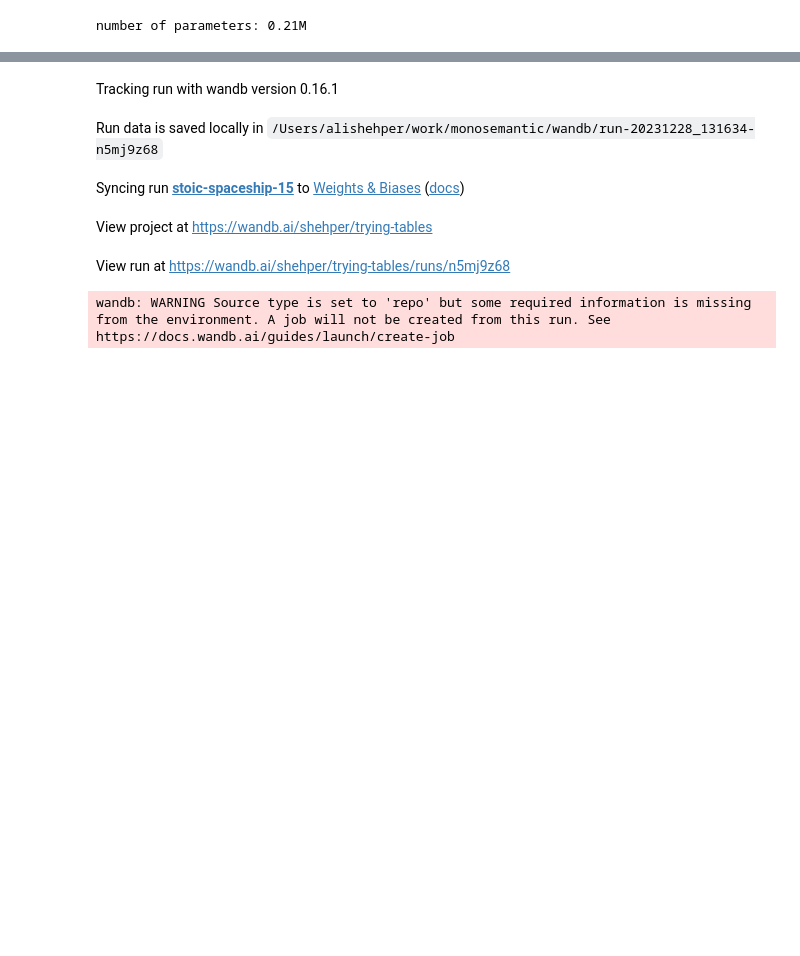
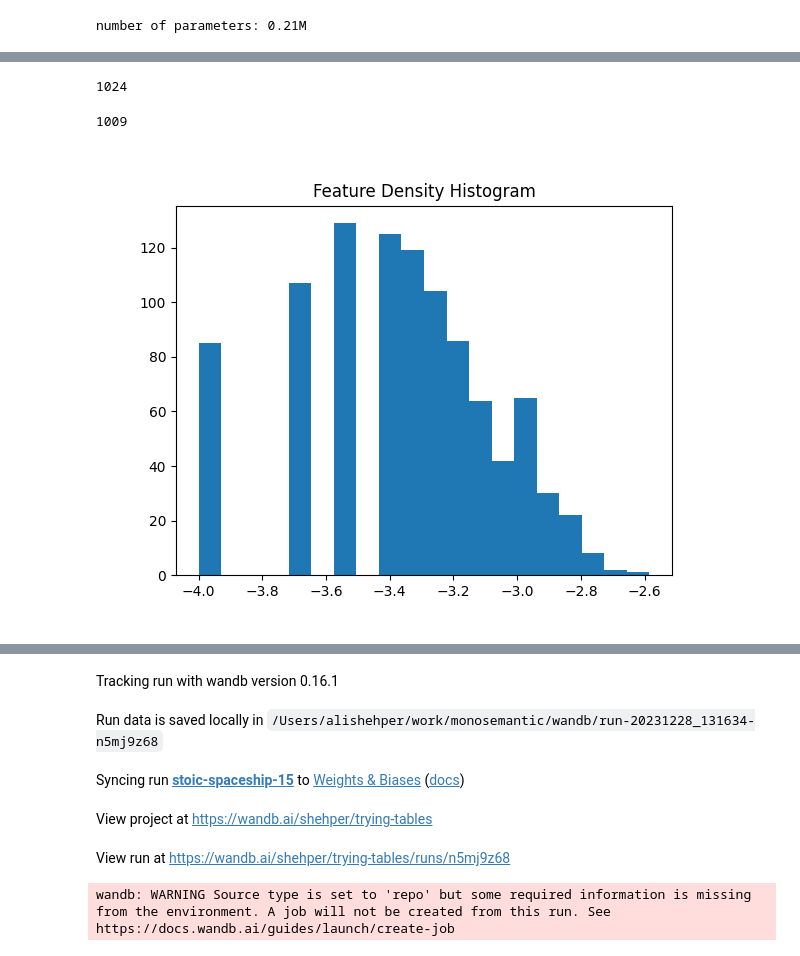
Before and after one commit to shehper/sparse-dictionary-learning, a Jupyter notebook: train_sae.ipynb, the cells around one changed output, grey strips where cells are left out. Cells and saved outputs as stored; diff of their text form; code cells hidden in the pictures; blank space fills up the shorter version.

Commit message:
training loops with logging of feature density histograms in train_sae.ipynb and train_sae.py

```diff
--- a/train_sae.ipynb
+++ b/train_sae.ipynb
@@ -44,7 +26,17 @@ def get_batch(split): # not modifying this function from nanoGPT train.py but wi
 # %%
-## load the pre-trained transformer model
-out_dir = 'out-shakespeare-char' # ignored if init_from is not 'resume'
-ckpt_path = os.path.join(out_dir, 'ckpt.pt')
+## load tokenized text data and trained GPT model
+device = 'cpu'
+device_type = 'cuda' if 'cuda' in device else 'cpu'
+seed = 1442
+dataset = 'shakespeare_char'
+model_dir = 'out-shakespeare-char' # ignored if init_from is not 'resume'
+
+## load tokenized text data
+data_dir = os.path.join('data', dataset)
+text_data = np.memmap(os.path.join(data_dir, 'train.bin'), dtype=np.uint16, mode='r')
+
+## load model
+ckpt_path = os.path.join(model_dir, 'ckpt.pt')
 checkpoint = torch.load(ckpt_path, map_location=device)
 gptconf = GPTConfig(**checkpoint['model_args'])
 model = GPT(gptconf)
@@ -56,10 +48,11 @@ for k,v in list(state_dict.items()):
     if k.startswith(unwanted_prefix):
         state_dict[k[len(unwanted_prefix):]] = state_dict.pop(k)
 model.load_state_dict(state_dict)
-
 model.eval()
 model.to(device)
 if compile:
     model = torch.compile(model) # requires PyTorch 2.0 (optional)
+
+block_size = model.config.block_size
 # %% [output]
 number of parameters: 0.21M
@@ -295,0 +300,33 @@ html_video
+# %%
+n_features
+# %% [output]
+1024
+# %%
+len(log_feature_density)
+# %% [output]
+1009
+# %%
+def get_n_feature_acts():
+    n_feature_activations = torch.zeros(n_features, dtype=torch.float32) # number of tokens on which a feature is active
+
+    for iter in range(eval_contexts // gpt_batch_size):
+
+        if device_type == 'cuda':
+            # pin arrays x,y, which allows us to move them to GPU asynchronously (non_blocking=True)
+            x = X[iter * gpt_batch_size: (iter + 1) * gpt_batch_size].pin_memory().to(device, non_blocking=True)
+            y = Y[iter * gpt_batch_size: (iter + 1) * gpt_batch_size].pin_memory().to(device, non_blocking=True)
+        else:
+            x = X[iter * gpt_batch_size: (iter + 1) * gpt_batch_size].to(device)
+            y = Y[iter * gpt_batch_size: (iter + 1) * gpt_batch_size].to(device)
+
+        mlp_activations = model.get_gelu_acts(x) # (gpt_b, t, n_ffwd)
+        feature_activations = sae.get_feature_acts(mlp_activations) # (b, t, n_features)
+        selected_feature_acts = torch.stack([feature_activations[i, selected_tokens_loc[iter], :]
+                                                for i in range(gpt_batch_size)])  # (b, tokens_per_eval_context, n_features)
+        n_feature_activations += torch.count_nonzero(selected_feature_acts, dim=[0, 1]).to('cpu') # (n_features, )
+    return n_feature_activations
+
+n_feature_acts = get_n_feature_acts()
+get_hist_image(np.log10(n_feature_acts[n_feature_acts != 0]/eval_tokens))
+# %% [output]
+[figure, added]
```
Also changed, not shown: parts of 23 cells of this notebook, 1 other file.
